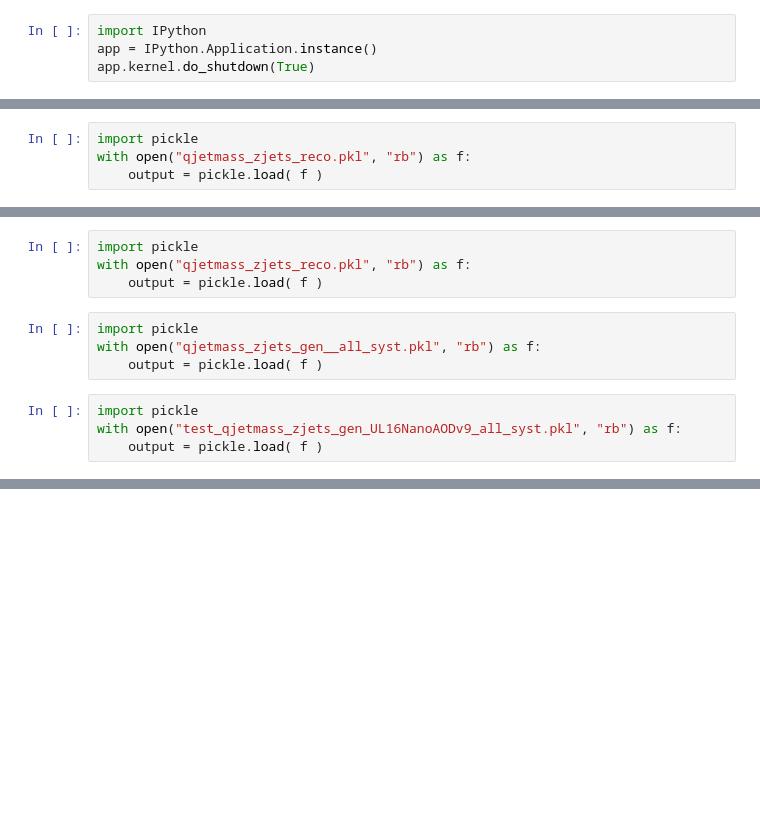
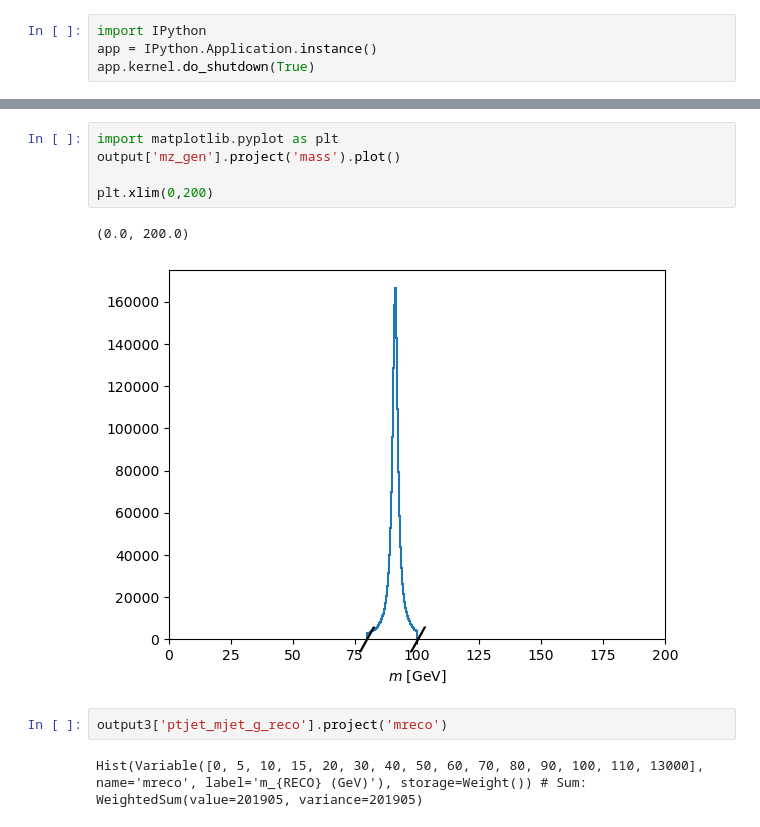
Before and after one commit to mandalaritra1/zjet, a Jupyter notebook: response_maker_nanov9.ipynb, the cells around one changed output, grey strips where cells are left out. Saved outputs shown, nothing was run; the diff lists cells and outputs as text; blank space fills up the shorter version.

```diff
--- a/response_maker_nanov9.ipynb
+++ b/response_maker_nanov9.ipynb
@@ -181,4 +221,0 @@ output["tunfold_reco_u"][{'systematic': 'nominal'}].project('bin_reco').plot()
-# %%
-import pickle
-with open("qjetmass_zjets_reco.pkl", "rb") as f:
-    output = pickle.load( f )
@@ -193,12 +221,0 @@ Hist(Regular(90, 0, 90, name='bin_reco', label='Detector'), storage=Weight()) #
-# %%
-import pickle
-with open("qjetmass_zjets_reco.pkl", "rb") as f:
-    output = pickle.load( f )
-# %%
-import pickle
-with open("qjetmass_zjets_gen__all_syst.pkl", "rb") as f:
-    output = pickle.load( f )
-# %%
-import pickle
-with open("test_qjetmass_zjets_gen_UL16NanoAODv9_all_syst.pkl", "rb") as f:
-    output = pickle.load( f )
@@ -204,0 +229,12 @@ with open("test_qjetmass_zjets_gen_UL16NanoAODv9_all_syst.pkl", "rb") as f:
+# %%
+import matplotlib.pyplot as plt
+output['mz_gen'].project('mass').plot()
+
+plt.xlim(0,200)
+# %% [output]
+(0.0, 200.0)
+[figure, added]
+# %%
+output3['ptjet_mjet_g_reco'].project('mreco')
+# %% [output]
+Hist(Variable([0, 5, 10, 15, 20, 30, 40, 50, 60, 70, 80, 90, 100, 110, 13000], name='mreco', label='m_{RECO} (GeV)'), storage=Weight()) # Sum: WeightedSum(value=201905, variance=201905)
```
Also changed, not shown: parts of 56 cells of this notebook, 3 other files.
